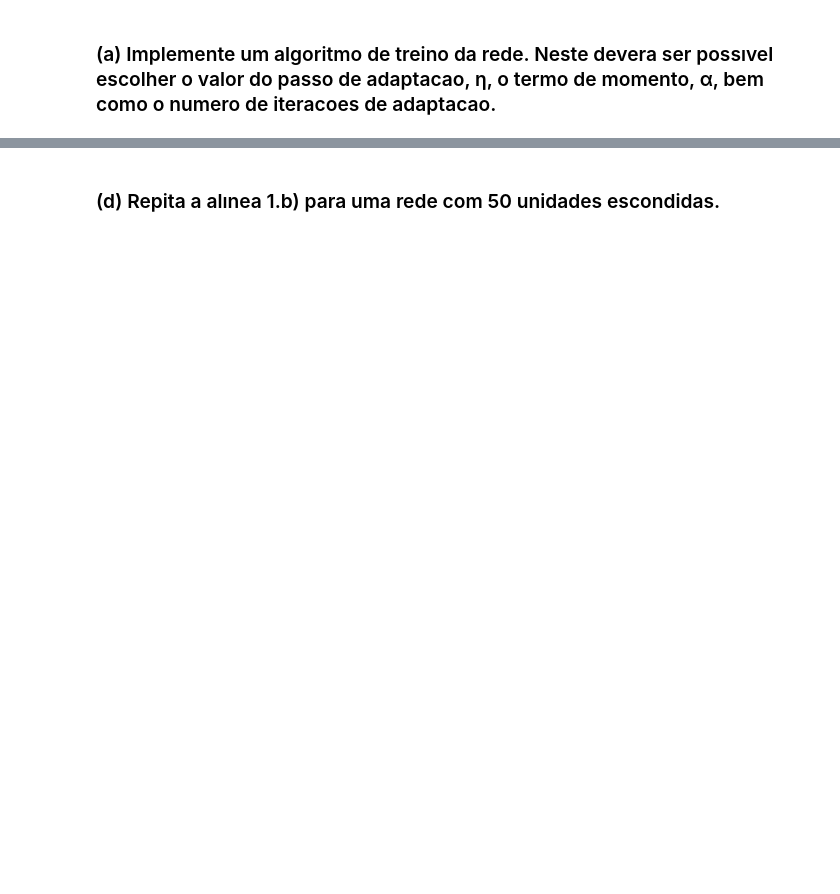
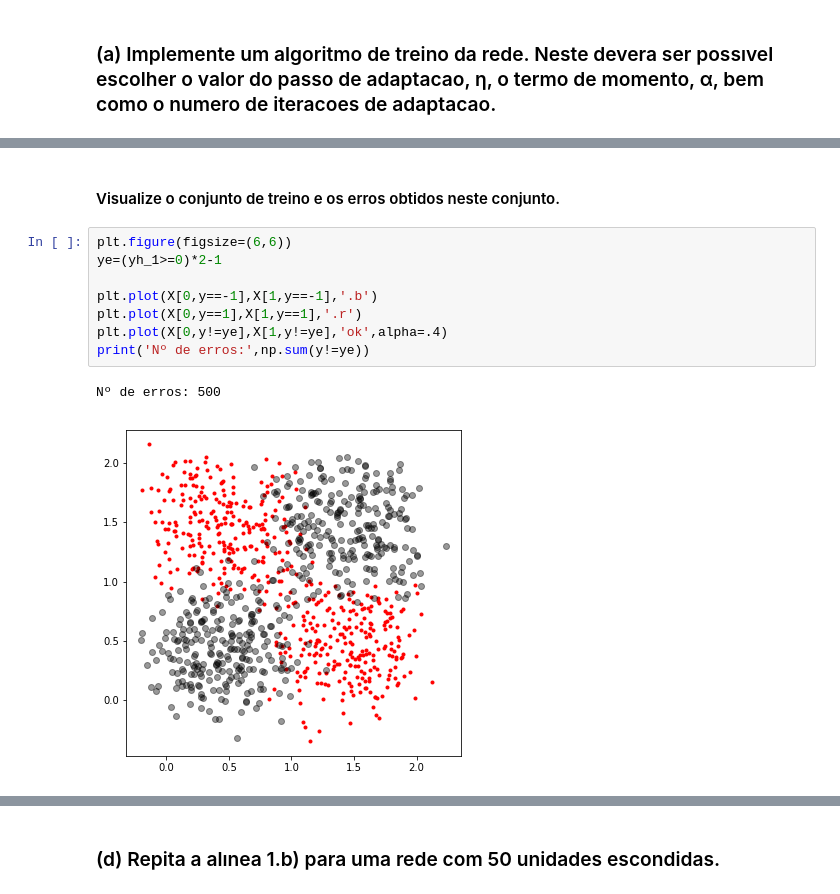
Before and after one commit to rubenAlbuquerque/redes-Neuronais-avancadas-tensorflow, a Jupyter notebook: Projeto/Trabalho 2/A49063_T2.ipynb, the cells around one changed output, grey strips where cells are left out. Cells and saved outputs as stored; diff of their text form; blank space fills up the shorter version.

```diff
--- a/Projeto/Trabalho 2/A49063_T2.ipynb
+++ b/Projeto/Trabalho 2/A49063_T2.ipynb
@@ -19,0 +158,13 @@ D=pickle.load(open('xorData.p','rb'))
+# %% [markdown]
+#### Visualize o conjunto de treino e os erros obtidos neste conjunto.
+# %%
+plt.figure(figsize=(6,6))
+ye=(yh_1>=0)*2-1
+
+plt.plot(X[0,y==-1],X[1,y==-1],'.b')
+plt.plot(X[0,y==1],X[1,y==1],'.r')
+plt.plot(X[0,y!=ye],X[1,y!=ye],'ok',alpha=.4)
+print('Nº de erros:',np.sum(y!=ye))
+# %% [output]
+Nº de erros: 500
+[figure, added]
```
Also changed, not shown: parts of 65 cells of this notebook.
